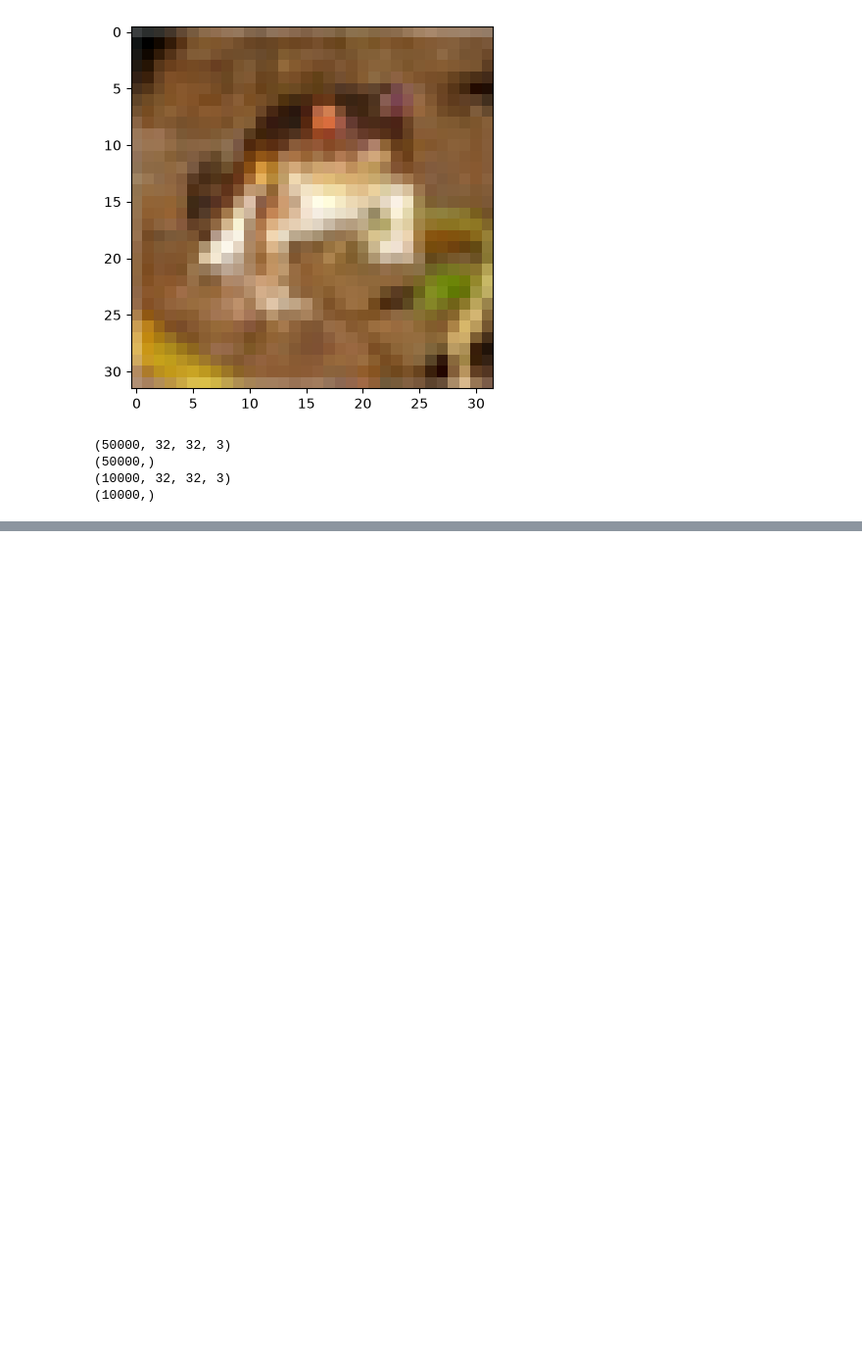
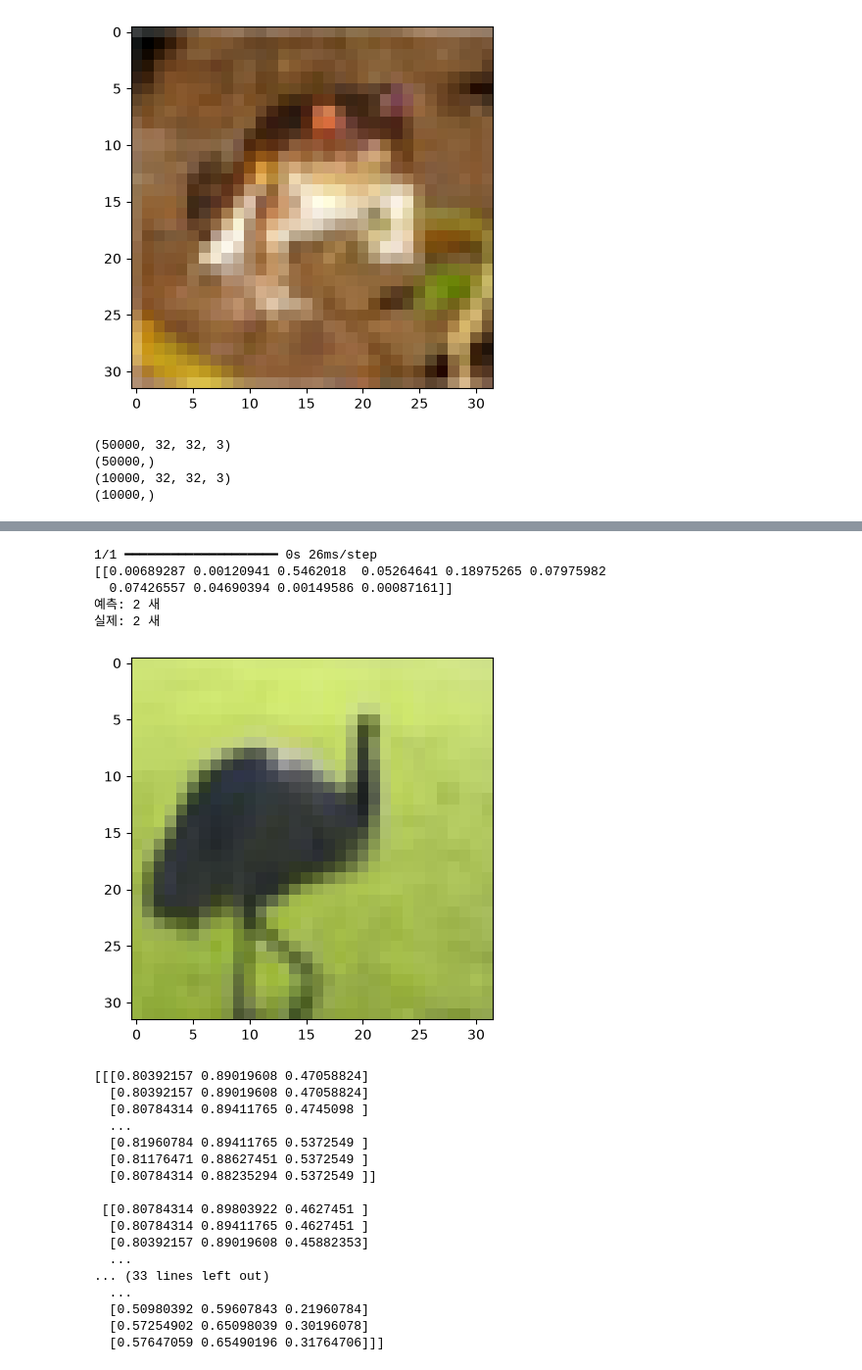
Before and after one commit to jx007s/mbc_202603, a Jupyter notebook: python_work/opencvPrj/03_dis_img.ipynb, the cells around one changed output, grey strips where cells are left out. Shown at 98% size. Drawn from its saved outputs; the diff is of its cells as text; code cells hidden in the pictures; blank space fills up the shorter version.

```diff
--- a/python_work/opencvPrj/03_dis_img.ipynb
+++ b/python_work/opencvPrj/03_dis_img.ipynb
@@ -202,0 +219,42 @@ model.fit(
+# %%
+## 예측
+no = 123
+imgOne = test_images[no]
+
+prediction = model.predict(np.expand_dims(imgOne, axis=0))
+print(prediction)
+## 가장 높은 확률 클래스(결과)
+res = np.argmax(prediction)
+
+class_title = ('비행기', '오토바이', '새','고양이', '사슴', '개', '개구리', '말', '배', '트럭')
+
+print("예측:",res,class_title[res])
+print("실제:",test_labels[no],class_title[test_labels[no]])
+#plt.imshow(imgOne)  ## 정규화되어서 소숫점으로 수치화 되어 검정색으로 나옴
+plt.imshow((imgOne*255).astype('uint8'))
+plt.show()
+#print(imgOne)
+# %% [output]
+1/1 ━━━━━━━━━━━━━━━━━━━━ 0s 26ms/step
+[[0.00689287 0.00120941 0.5462018  0.05264641 0.18975265 0.07975982
+  0.07426557 0.04690394 0.00149586 0.00087161]]
+예측: 2 새
+실제: 2 새
+[figure, added]
+[[[0.80392157 0.89019608 0.47058824]
+  [0.80392157 0.89019608 0.47058824]
+  [0.80784314 0.89411765 0.4745098 ]
+  ...
+  [0.81960784 0.89411765 0.5372549 ]
+  [0.81176471 0.88627451 0.5372549 ]
+  [0.80784314 0.88235294 0.5372549 ]]
+
+ [[0.80784314 0.89803922 0.4627451 ]
+  [0.80784314 0.89411765 0.4627451 ]
+  [0.80392157 0.89019608 0.45882353]
+  ...
+... (33 lines left out)
+  ...
+  [0.50980392 0.59607843 0.21960784]
+  [0.57254902 0.65098039 0.30196078]
+  [0.57647059 0.65490196 0.31764706]]]
```
Also changed, not shown: parts of 5 cells of this notebook.
